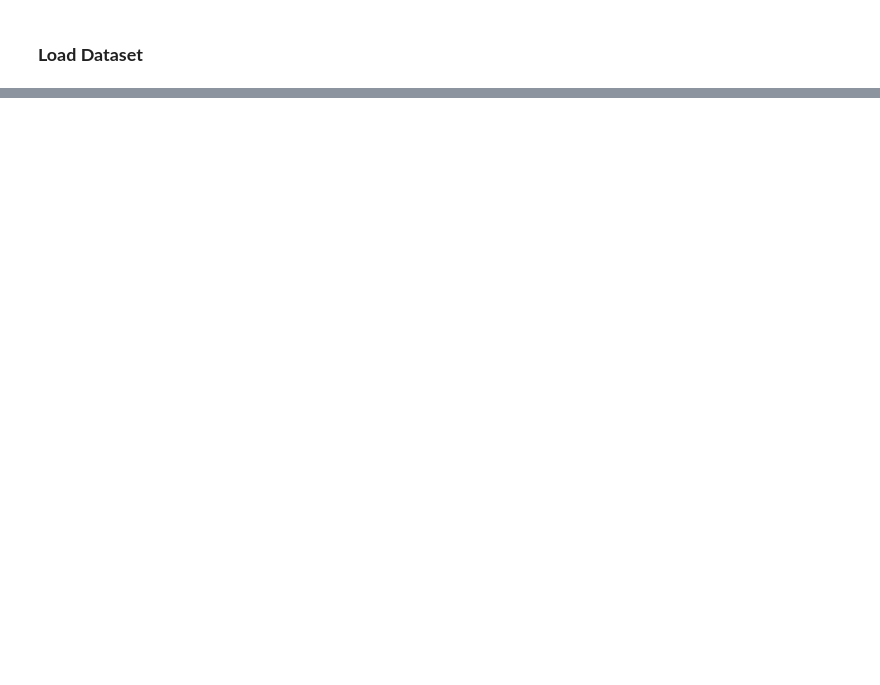
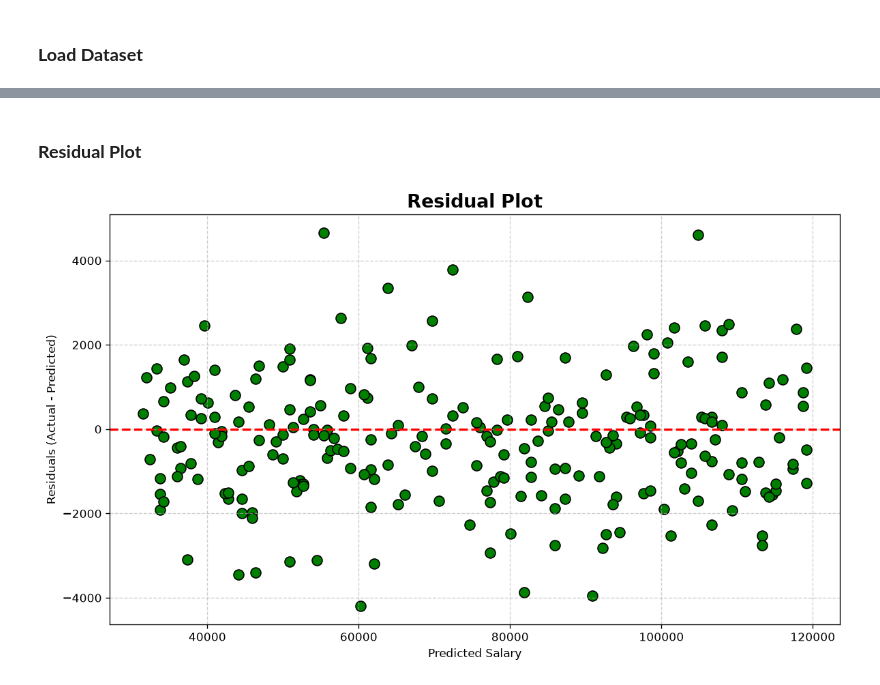
Before and after one commit to sriram806/Machine-Learning-Algorithms, a Jupyter notebook: simplelinearregression/Salary Prediction/main.ipynb, the cells around one changed output, grey strips where cells are left out. Saved outputs shown, nothing was run; the diff lists cells and outputs as text; code cells hidden in the pictures; blank space fills up the shorter version.

```diff
--- a/simplelinearregression/Salary Prediction/main.ipynb
+++ b/simplelinearregression/Salary Prediction/main.ipynb
@@ -30,0 +402,39 @@ Load Dataset
+# %% [markdown]
+### **Residual Plot**
+# %%
+# Calculate residuals
+residuals = y_test - y_pred
+
+plt.figure(figsize=(10, 6), dpi=120)
+
+plt.scatter(
+    y_pred,
+    residuals,
+    color="green",
+    edgecolor="black",
+    s=80
+)
+
+# Horizontal line at zero error
+plt.axhline(
+    y=0,
+    color="red",
+    linestyle="--",
+    linewidth=2
+)
+
+plt.title(
+    "Residual Plot",
+    fontsize=16,
+    fontweight="bold"
+)
+
+plt.xlabel("Predicted Salary")
+plt.ylabel("Residuals (Actual - Predicted)")
+
+plt.grid(True, linestyle="--", alpha=0.6)
+
+plt.tight_layout()
+plt.show()
+# %% [output]
+[figure, added]
```
Also changed, not shown: parts of 38 cells of this notebook, 3 other files.
